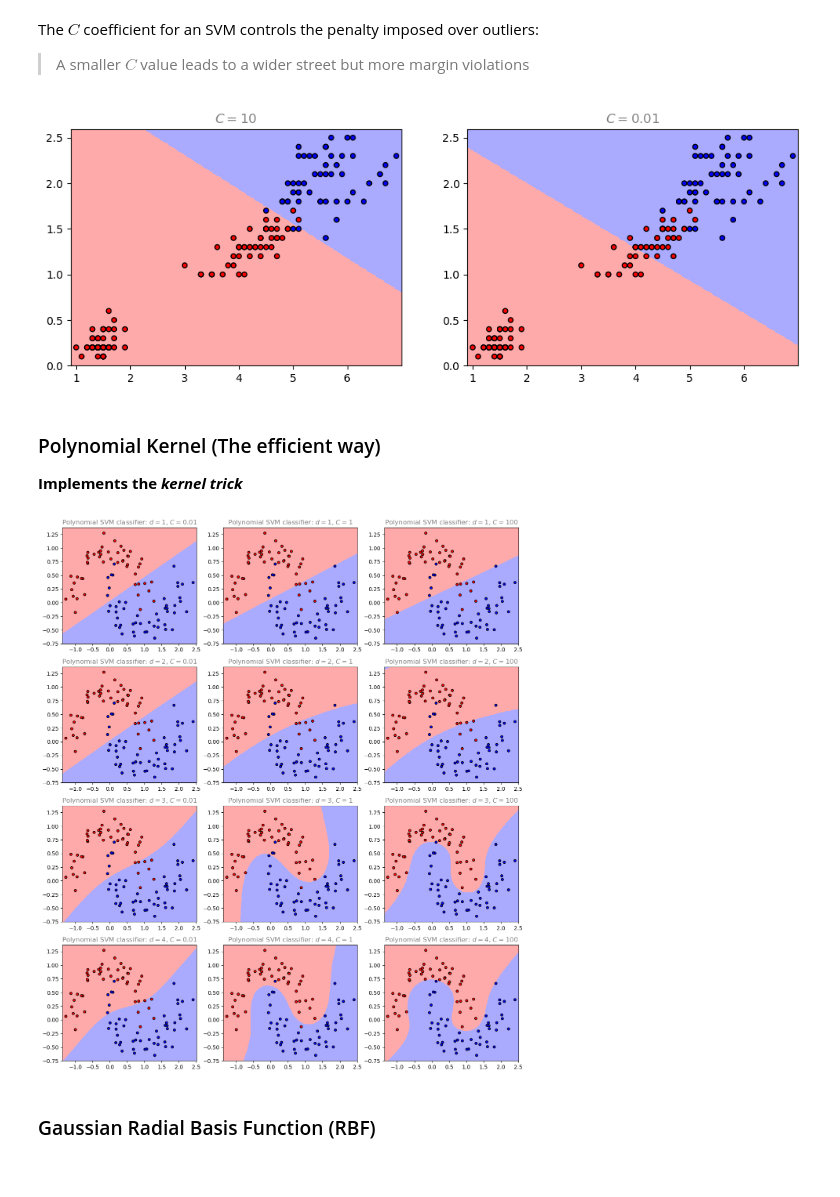
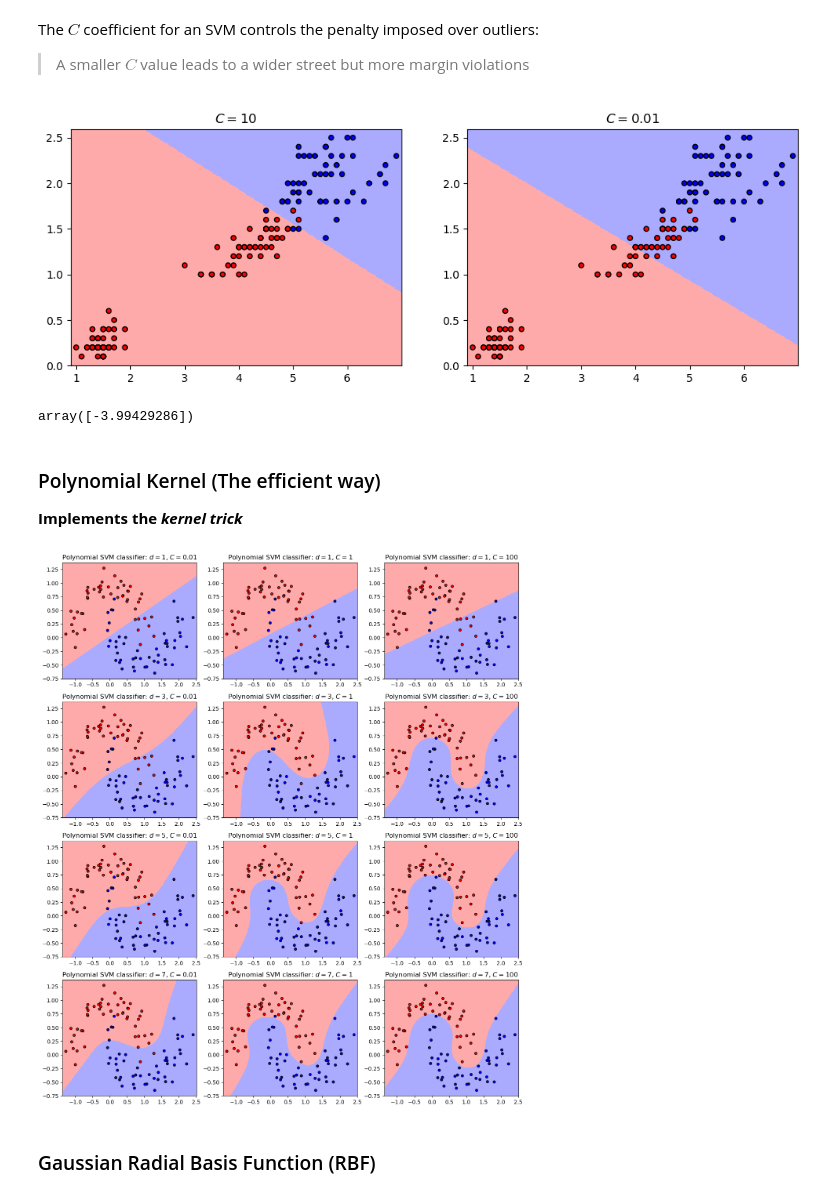
Before and after one commit to gerdm/machine_learning, a Jupyter notebook: scikitlearn_tflow/SVMs.ipynb, the cells around one changed output. Saved outputs shown, nothing was run; the diff lists cells and outputs as text; code cells hidden in the pictures.

```diff
--- a/scikitlearn_tflow/SVMs.ipynb
+++ b/scikitlearn_tflow/SVMs.ipynb
@@ -38,7 +38,7 @@ def plot_classf_model(X, y, model, ax, title=None):
     ax.pcolormesh(xx, yy, preds, cmap=cmap_light)
     ax.scatter(*X.T, c=y, s=20, edgecolor="k", cmap=cmap_bold)
     if title is not None:
-        ax.set_title(title, color="tab:gray")
+        ax.set_title(title)
 # %%
 # Training an SVM classifier to distinguish
 # whether an instance of the dataset is Iris-Virginica
@@ -78,37 +78,41 @@ ax2 = fig.add_subplot(122)
 plot_classf_model(X, y, svm_clf1, ax1, "$C=10$")
 plot_classf_model(X, y, svm_clf2, ax2, "$C=0.01$")
 # %% [output]
-[figure, old version]
+[figure, new version]
+# %%
+svm_clf1.named_steps["linear_svc"].intercept_
+# %% [output]
+array([-3.99429286])
 # %% [markdown]
 ### Polynomial Kernel (The efficient way)
 **Implements the *kernel trick***
 # %%
 from sklearn.svm import SVC
 from sklearn.pipeline import Pipeline
 from sklearn.preprocessing import PolynomialFeatures, StandardScaler
 from itertools import product
 
 moons = datasets.make_moons(noise=0.15, random_state=42)
 X, y = moons
 
 fig = plt.figure(figsize=(15,18))
 C = [0.01, 1, 100]
 ixplot = 1
-for i, pair in enumerate(product(range(1, 5), C)):
+for i, pair in enumerate(product([1, 3, 5, 7], C)):
     d, c = pair
     ax = fig.add_subplot(4, 3, i + 1)
     poly_svm_clf = Pipeline((
         ("scaler", StandardScaler()),
         ("svm_clf", SVC(kernel="poly", degree=d, C=c, coef0=1))
     ))
 
     poly_svm_clf.fit(X, y)
 
     plot_classf_model(X, y, poly_svm_clf, ax,
                      f"Polynomial SVM classifier: $d={d}$, $C={c}$")
 plt.show()
 # %% [output]
-[figure, old version]
+[figure, new version]
 # %% [markdown]
 ### Gaussian Radial Basis Function (RBF)
 # %%
```
Also changed, not shown: parts of 2 cells of this notebook, 2 other files.
